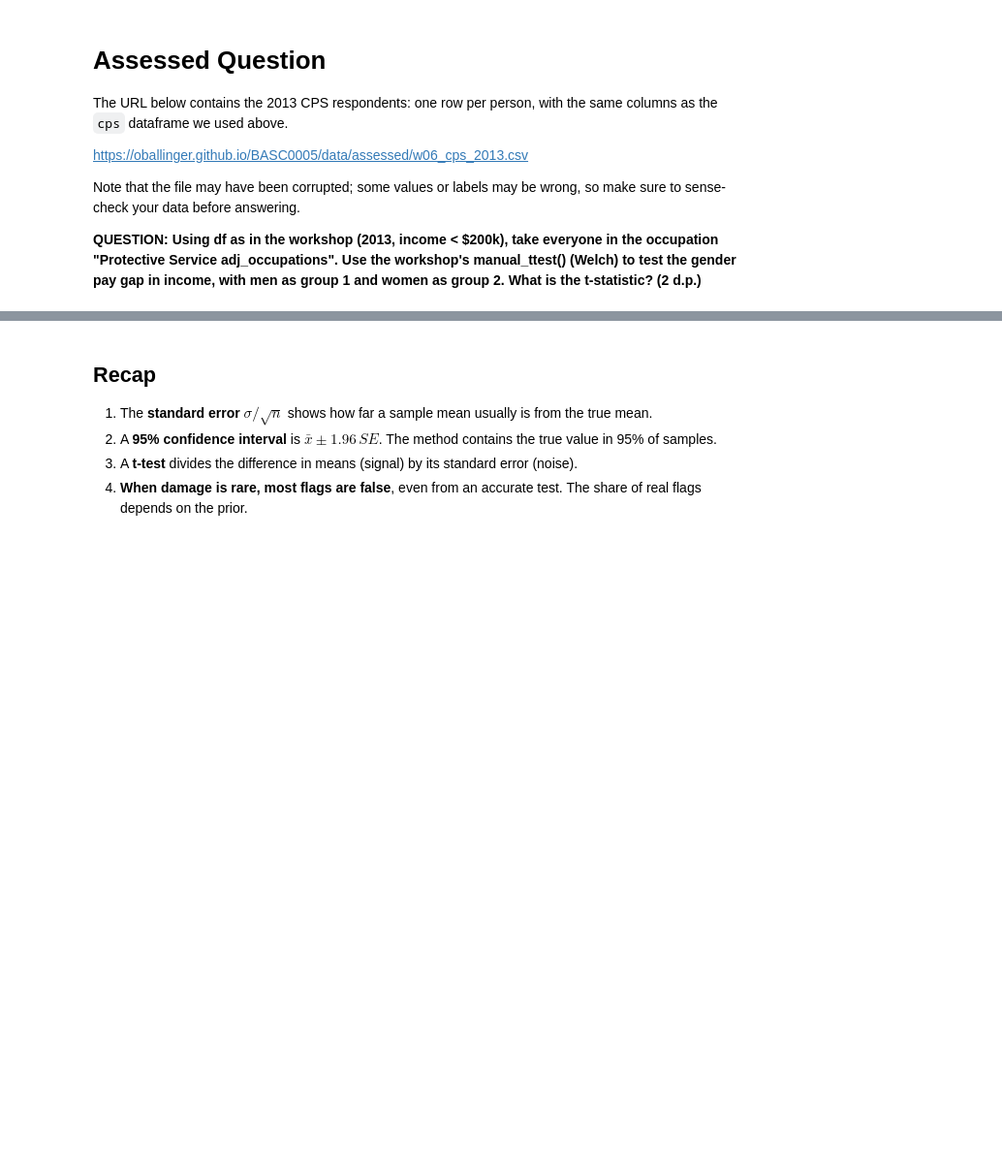
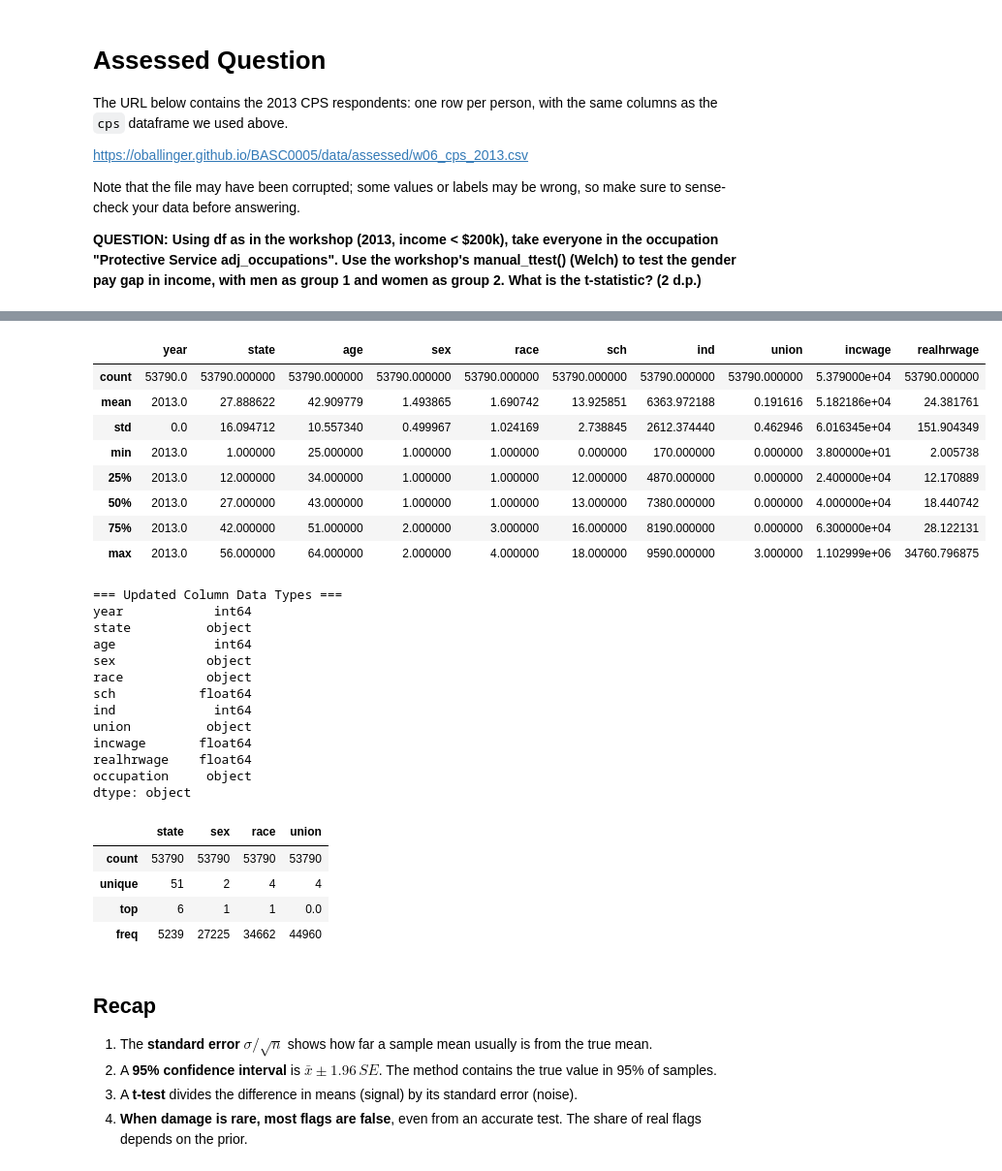
Before and after one commit to kimanag/QM2, a Jupyter notebook: notebooks/W06. Hypothesis Testing Anastasia.ipynb, the cells around one changed output, grey strips where cells are left out. Shown at 97% size. Drawn from its saved outputs; the diff is of its cells as text; code cells hidden in the pictures; blank space fills up the shorter version.

```diff
--- a/notebooks/W06. Hypothesis Testing Anastasia.ipynb
+++ b/notebooks/W06. Hypothesis Testing Anastasia.ipynb
@@ -310,3 +385,28 @@ https://oballinger.github.io/BASC0005/data/assessed/w06_cps_2013.csv
 Note that the file may have been corrupted; some values or labels may be wrong, so make sure to sense-check your data before answering.
 
 **QUESTION: Using df as in the workshop (2013, income < $200k), take everyone in the occupation "Protective Service adj_occupations". Use the workshop's manual_ttest() (Welch) to test the gender pay gap in income, with men as group 1 and women as group 2. What is the t-statistic? (2 d.p.)**
+# %%
+df_aq = pd.read_csv("https://oballinger.github.io/BASC0005/data/assessed/w06_cps_2013.csv")
+# print(df_aq)
+# display(df_aq.info())
+# display(df_aq.describe())
+
+categorical_cols = ['state', 'sex', 'race', 'union', 'ind']
+for col in categorical_cols:
+    df_aq[col] = df_aq[col].astype(str)
+
+# print(df_aq.dtypes)
+# display(df_aq[categorical_cols].describe())
+## there are 51 states for some reason...
+print(sorted(df_aq['state'].unique(), key=int))
+
+df_aq["income"] = df_aq["incwage"] / 1000
+df_aq = df_aq[df_aq["income"] < 200]
+
+ps = df_aq[df_aq["occupation"] == "Protective Service adj_occupations"]
+
+men_ps = ps[ps["sex"] == "1"]["income"]
+women_ps = ps[ps["sex"] == "2"]["income"]
+
+t_stat = manual_ttest(men_ps, women_ps)
+print("Answer: t-statistics is ", round(t_stat, 2))
@@ -315,3 +441,47 @@ Note that the file may have been corrupted; some values or labels may be wrong,
+# %%
+# Copy the dataset to avoid modifying the original
+cleaned_dataset = dataset.copy()
+
+display(cleaned_dataset.describe())
+# Convert categorical codes to string objects or categories
+categorical_cols = ['state', 'sex', 'race', 'union']
+for col in categorical_cols:
+    cleaned_dataset[col] = cleaned_dataset[col].astype(str)
+
+# Display the new data types
+print("=== Updated Column Data Types ===")
+print(cleaned_dataset.dtypes)
+
+# Show a quick summary
+display(cleaned_dataset[categorical_cols].describe())
+# %% [output]
+|  | year | state | age | sex | race | sch | ind | union | incwage | realhrwage |
+| count | 53790.0 | 53790.000000 | 53790.000000 | 53790.000000 | 53790.000000 | 53790.000000 | 53790.000000 | 53790.000000 | 5.379000e+04 | 53790.000000 |
+| mean | 2013.0 | 27.888622 | 42.909779 | 1.493865 | 1.690742 | 13.925851 | 6363.972188 | 0.191616 | 5.182186e+04 | 24.381761 |
+| std | 0.0 | 16.094712 | 10.557340 | 0.499967 | 1.024169 | 2.738845 | 2612.374440 | 0.462946 | 6.016345e+04 | 151.904349 |
+| min | 2013.0 | 1.000000 | 25.000000 | 1.000000 | 1.000000 | 0.000000 | 170.000000 | 0.000000 | 3.800000e+01 | 2.005738 |
+| 25% | 2013.0 | 12.000000 | 34.000000 | 1.000000 | 1.000000 | 12.000000 | 4870.000000 | 0.000000 | 2.400000e+04 | 12.170889 |
+| 50% | 2013.0 | 27.000000 | 43.000000 | 1.000000 | 1.000000 | 13.000000 | 7380.000000 | 0.000000 | 4.000000e+04 | 18.440742 |
+| 75% | 2013.0 | 42.000000 | 51.000000 | 2.000000 | 3.000000 | 16.000000 | 8190.000000 | 0.000000 | 6.300000e+04 | 28.122131 |
+| max | 2013.0 | 56.000000 | 64.000000 | 2.000000 | 4.000000 | 18.000000 | 9590.000000 | 3.000000 | 1.102999e+06 | 34760.796875 |
+=== Updated Column Data Types ===
+year            int64
+state          object
+age             int64
+sex            object
+race           object
+sch           float64
+ind             int64
+union          object
+incwage       float64
+realhrwage    float64
+occupation     object
+dtype: object
+|  | state | sex | race | union |
+| count | 53790 | 53790 | 53790 | 53790 |
+| unique | 51 | 2 | 4 | 4 |
+| top | 6 | 1 | 1 | 0.0 |
+| freq | 5239 | 27225 | 34662 | 44960 |
 # %% [markdown]
 ## Recap
 
```
Also changed, not shown: parts of 11 cells of this notebook.
